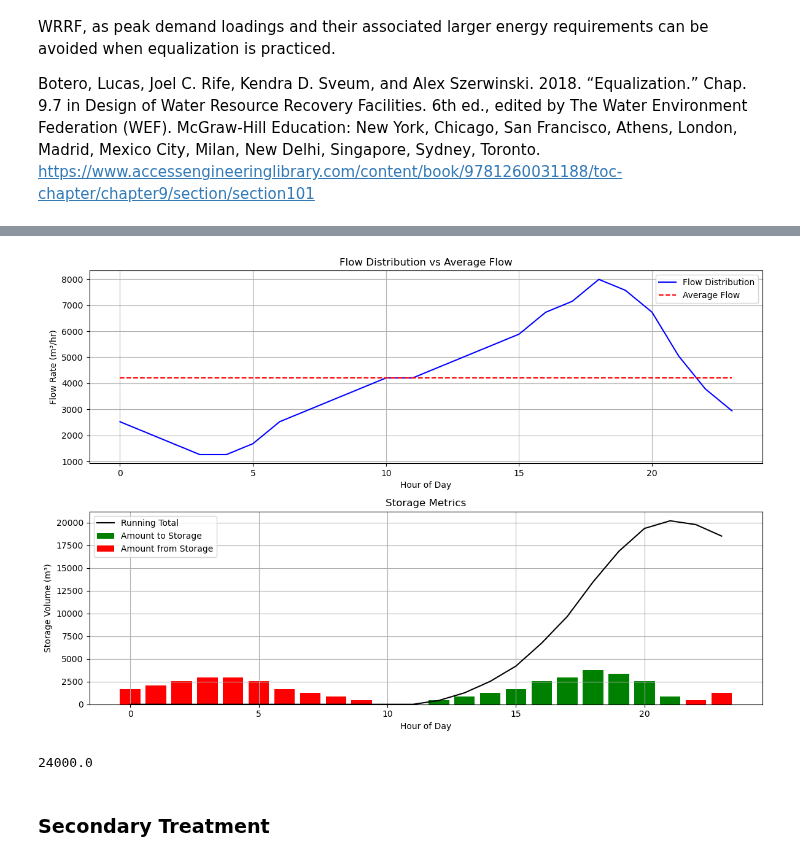
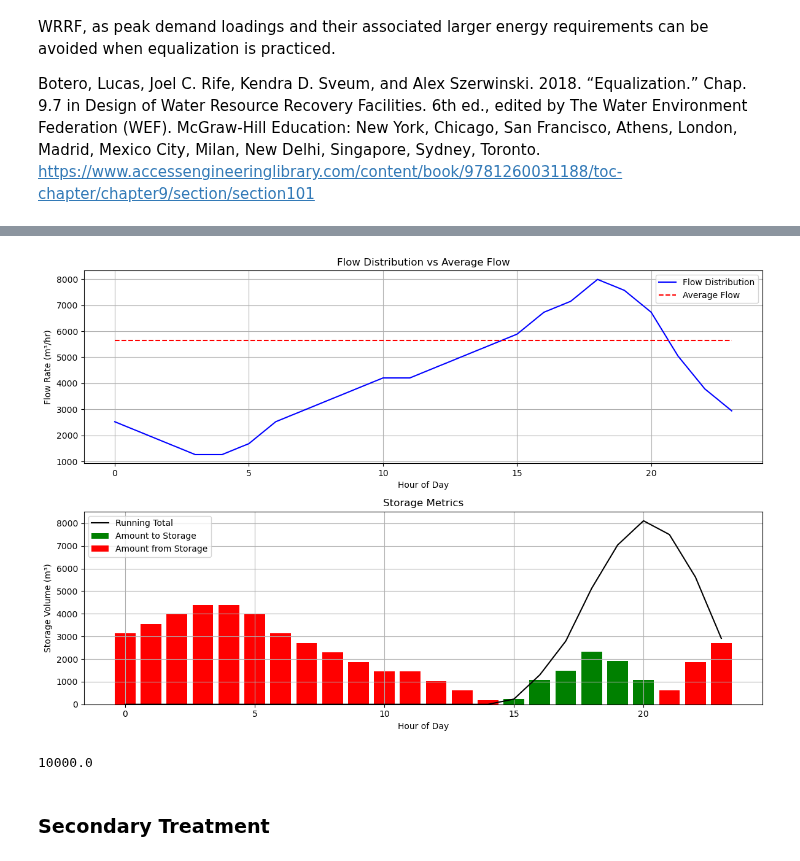
Before and after one commit to JMej0002/waterTreatmentProject2, a Jupyter notebook: Calculations/Group_10_Advance_water_treatment.ipynb, the cells around one changed output, grey strips where cells are left out. Cells and saved outputs as stored; diff of their text form; code cells hidden in the pictures.

```diff
--- a/Calculations/Group_10_Advance_water_treatment.ipynb
+++ b/Calculations/Group_10_Advance_water_treatment.ipynb
@@ -292,10 +311,12 @@ import numpy as np
 import matplotlib.pyplot as plt
 from IPython.display import display
 
+Q_new_peak = 135766.32  # m³/day
+
 # Create data for the table
 data = {
     'Time of Day': [f"{i} to {i+1}" for i in range(0, 24)],
-    'Qavg (m³/hr)': [Q_total_projected_average/24] * 24,  # Constant average flow
+    'Q new peak (m³/hr)': [Q_new_peak/24] * 24,  # Constant average flow
 }
 
 # Flow distribution that follows a pattern (low at night, high during day)
@@ -310,7 +331,7 @@ flow_values = [coef * Q_total_projected_average/24 for coef in flow_coefficients
 data['Flow distribution Q (m³/hr)'] = flow_values[:24]
 
 # Calculate the difference
-data['Difference (Flow-Qavg) (m³/hr)'] = [q - data['Qavg (m³/hr)'][0] for q in data['Flow distribution Q (m³/hr)']]
+data['Difference (Flow-Qavg) (m³/hr)'] = [q - data['Q new peak (m³/hr)'][0] for q in data['Flow distribution Q (m³/hr)']]
 
 # Initialize storage calculations
 data['Amount to Storage (m³)'] = [0] * 24
@@ -386,7 +407,7 @@ plt.figure(figsize=(12, 8))
 # Plot flow distribution vs average flow
 plt.subplot(2, 1, 1)
 plt.plot(range(24), df['Flow distribution Q (m³/hr)'], 'b-', label='Flow Distribution')
-plt.plot(range(24), df['Qavg (m³/hr)'], 'r--', label='Average Flow')
+plt.plot(range(24), df['Q new peak (m³/hr)'], 'r--', label='Average Flow')
 plt.xlabel('Hour of Day')
 plt.ylabel('Flow Rate (m³/hr)')
 plt.title('Flow Distribution vs Average Flow')
@@ -434,5 +455,5 @@ print (rounded_required_volume_equalizer)
-[figure, old version]
+[figure, new version]
-24000.0
+10000.0
 # %% [markdown]
 ### Secondary Treatment
 # %% [markdown]
```
Also changed, not shown: parts of 12 cells of this notebook.
